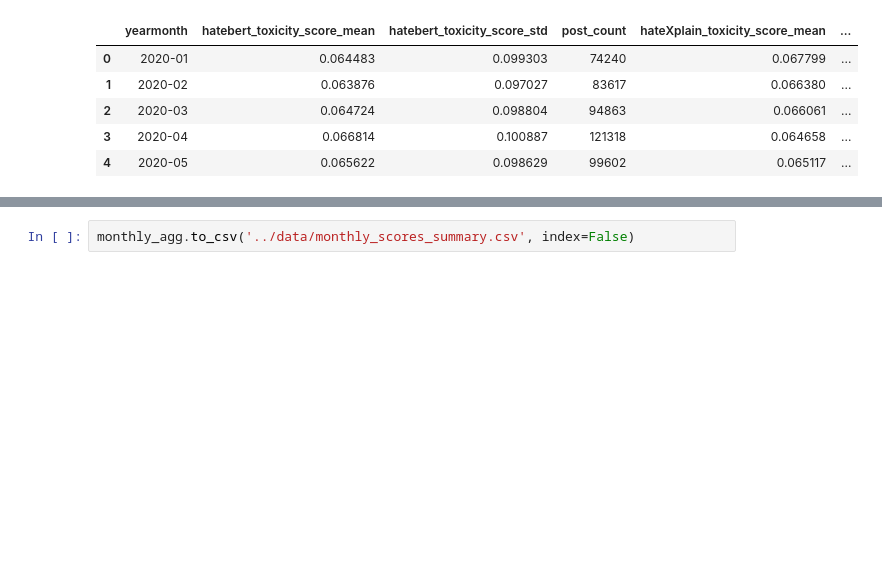
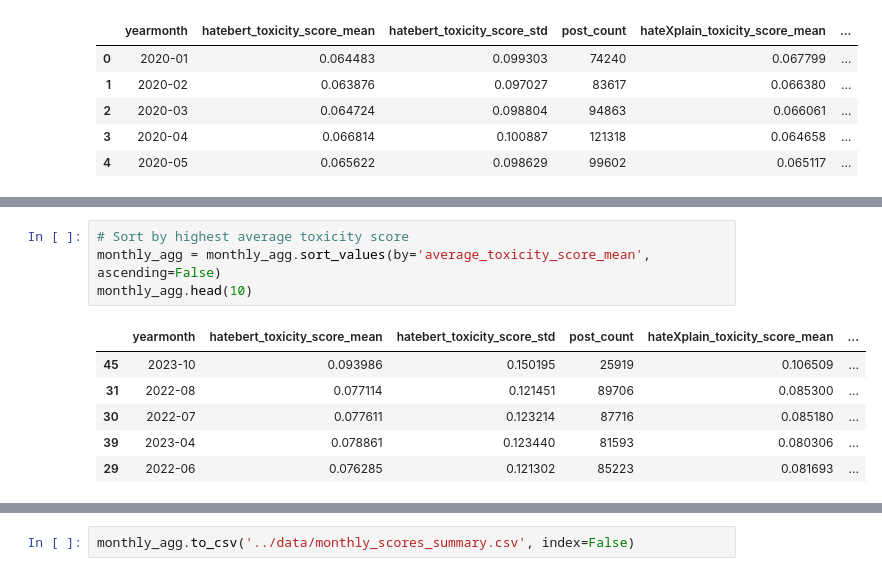
Before and after one commit to yangshutingg/dsa4264, a Jupyter notebook: src/trend_analysis.ipynb, the cells around one changed output, grey strips where cells are left out. Cells and saved outputs as stored; diff of their text form; blank space fills up the shorter version.

Commit message:
view highest toxicity score months

```diff
--- a/src/trend_analysis.ipynb
+++ b/src/trend_analysis.ipynb
@@ -52,3 +53,14 @@ plt.show()
+# %%
+# Sort by highest average toxicity score
+monthly_agg = monthly_agg.sort_values(by='average_toxicity_score_mean', ascending=False)
+monthly_agg.head(10)
+# %% [output]
+|  | yearmonth | hatebert_toxicity_score_mean | hatebert_toxicity_score_std | post_count | hateXplain_toxicity_score_mean | ... |
+| 45 | 2023-10 | 0.093986 | 0.150195 | 25919 | 0.106509 | ... |
+| 31 | 2022-08 | 0.077114 | 0.121451 | 89706 | 0.085300 | ... |
+| 30 | 2022-07 | 0.077611 | 0.123214 | 87716 | 0.085180 | ... |
+| 39 | 2023-04 | 0.078861 | 0.123440 | 81593 | 0.080306 | ... |
+| 29 | 2022-06 | 0.076285 | 0.121302 | 85223 | 0.081693 | ... |
 # %%
 # Basic statistics of the preprocessed data
 monthly_agg.describe()
```
Also changed, not shown: parts of 4 cells of this notebook.
